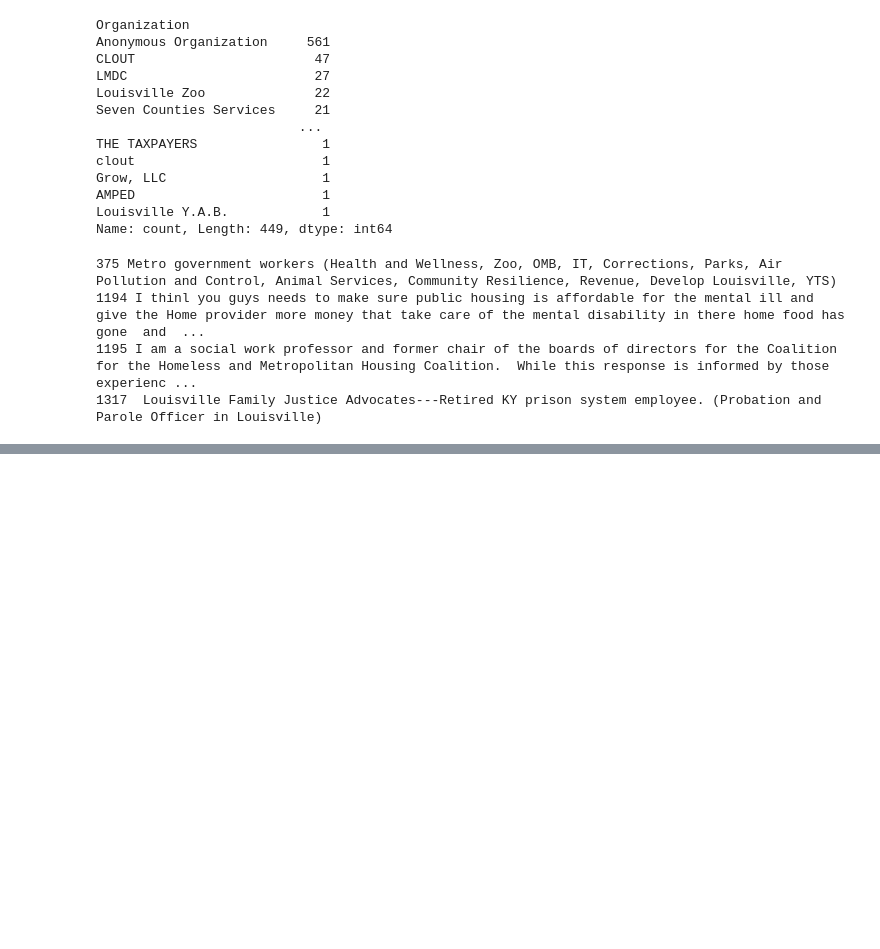
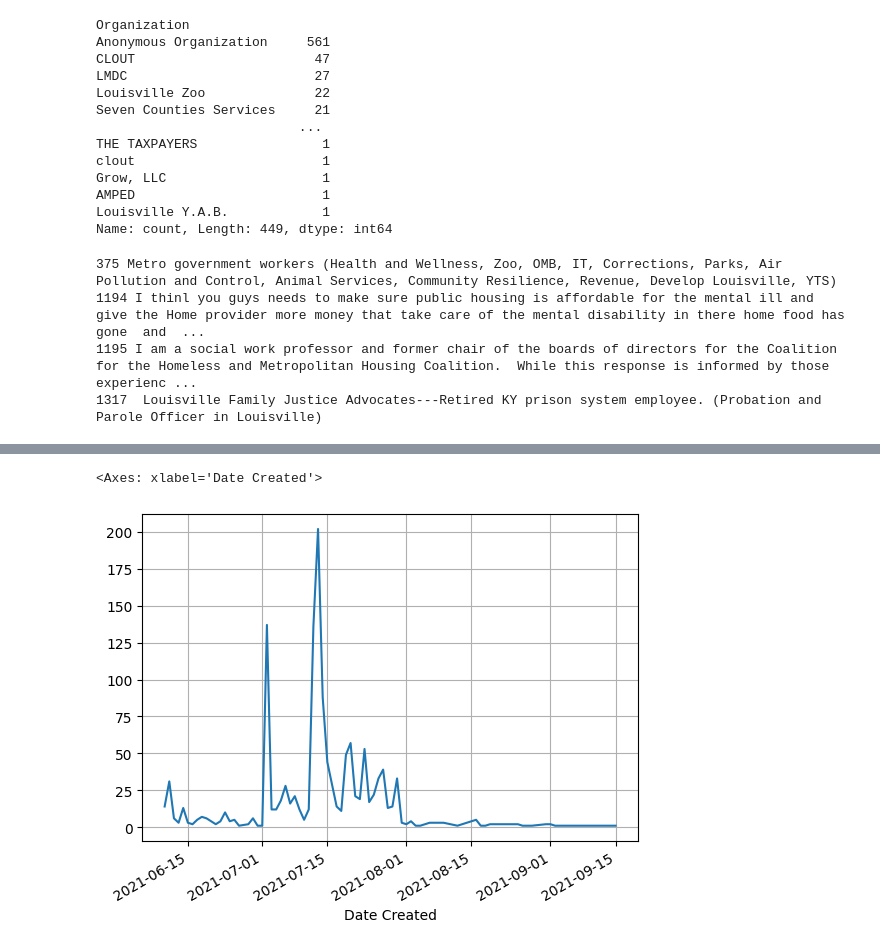
Before and after one commit to matt-harvey-data/American_Recovery_Plan_Code_You, a Jupyter notebook: ARP_Data_Mini_Project.ipynb, the cells around one changed output, grey strips where cells are left out. Cells and saved outputs as stored; diff of their text form; code cells hidden in the pictures; blank space fills up the shorter version.

```diff
--- a/ARP_Data_Mini_Project.ipynb
+++ b/ARP_Data_Mini_Project.ipynb
@@ -487,0 +515,7 @@ plt.show()
+# %%
+df['Date Created'] = pd.to_datetime(df['Date Created'])
+
+df.groupby('Date Created')['Entry Id'].count().plot(grid=True)
+# %% [output]
+<Axes: xlabel='Date Created'>
+[figure, added]
```
Also changed, not shown: parts of 5 cells of this notebook, 1 other file.
